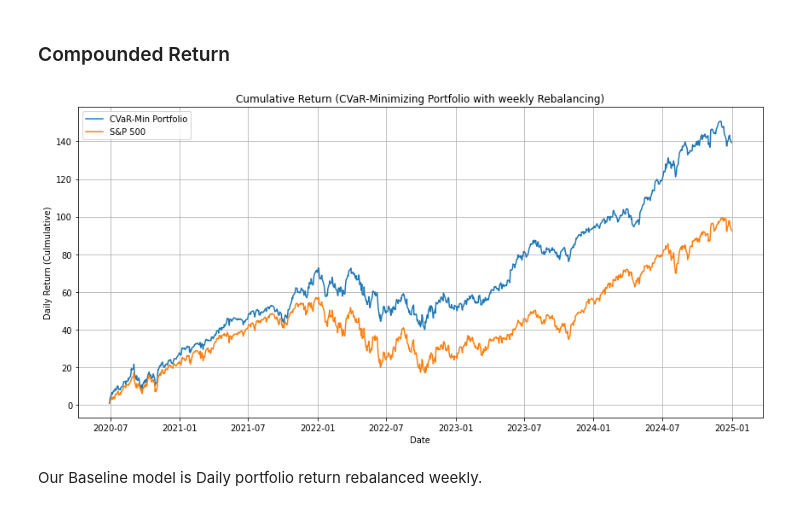
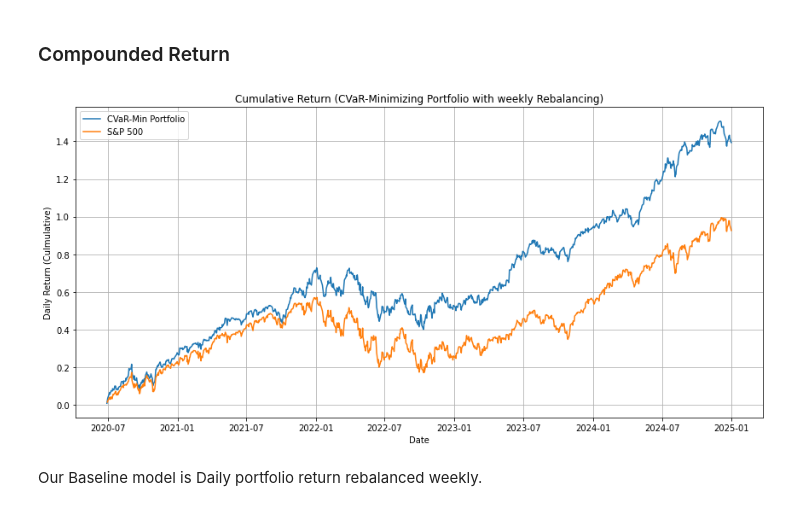
Before and after one commit to JunhoeChoi/CVAR-Portfolio-Optimization-and-Volatility-Evaluation, a Jupyter notebook: 1. Portfolio Optimization and Risk Management.ipynb, the cells around one changed output. Cells and saved outputs as stored; diff of their text form; code cells hidden in the pictures.

```diff
--- a/1. Portfolio Optimization and Risk Management.ipynb
+++ b/1. Portfolio Optimization and Risk Management.ipynb
@@ -134,0 +81,36 @@ Estimated Portfolio CVaR (95%): 2.575%
+# %%
+# CVaR Minimization Function
+def minimize_cvar(returns, bounds, alpha=0.95):
+    T, N = returns.shape
+    loss = -returns.values
+    c = np.zeros(N + T + 1)
+    c[N] = 1.0
+    c[N+1:] = 1.0 / ((1 - alpha) * T)
+
+    A_ub = np.zeros((T, N + T + 1))
+    A_ub[:, :N] = loss
+    A_ub[:, N] = -1.0
+    A_ub[:, N+1:] = -np.eye(T)
+    b_ub = np.zeros(T)
+
+    A_eq = np.zeros((1, N + T + 1))
+    A_eq[0, :N] = 1.0
+    b_eq = [1.0]
+
+    full_bounds = bounds + [(None, None)] + [(0.0, None)] * T
+
+    result = linprog(c, A_ub=A_ub, b_ub=b_ub, A_eq=A_eq, b_eq=b_eq,
+                     bounds=full_bounds, method='highs')
+
+    if result.success:
+        weights = result.x[:N]
+        return weights
+    else:
+        raise ValueError("CVaR optimization failed.")
+
+# Run Optimization
+opt_weights = minimize_cvar(daily_returns, bounds)
+weights_df = pd.DataFrame(opt_weights, index=tickers, columns=["CVaR Weight"]).round(4)
+
+# Output
+print(weights_df[weights_df["CVaR Weight"] > 0])
@@ -181,0 +167,2 @@ portfolio_daily_return_CVaR["Cumulative Return(%)"] = ((1 + portfolio_daily_retu
+# %%
+weights_cvar, portfolio_daily_return_CVaR  = backtest_weekly(daily_returns, lambda w: minimize_cvar(w, bounds))
@@ -397,23 +389,23 @@ plt.show()
 # %% [markdown]
 ### Compounded Return
 # %%
-snp_returns_cm = ((1 + snp_returns).cumprod()-1)*100
+snp_returns_cm = ((1 + snp_returns).cumprod()-1)
 
 plt.figure(figsize=(12, 6))
-plt.plot(portfolio_daily_return_CVaR.index, portfolio_daily_return_CVaR["Cumulative Return(%)"], label="CVaR-Min Portfolio")
+plt.plot(portfolio_daily_return_CVaR.index, portfolio_daily_return_CVaR["Cumulative Return"], label="CVaR-Min Portfolio")
 plt.plot(snp_returns.index, snp_returns_cm, label="S&P 500")
 plt.title("Cumulative Return (CVaR-Minimizing Portfolio with weekly Rebalancing)")
 plt.xlabel("Date")
 plt.ylabel("Daily Return (Culmulative)")
 plt.grid(True)
 plt.legend()
 plt.tight_layout()
 
 plt.savefig("Cumulative Return of CVaR and SnP.png", dpi=300, bbox_inches="tight", facecolor="white")
 
 plt.show()
 # %% [output]
-[figure, old version]
+[figure, new version]
 # %% [markdown]
 Our Baseline model is Daily portfolio return rebalanced weekly.
 # %% [markdown]
```
Also changed, not shown: parts of 29 cells of this notebook, 1 other file.
